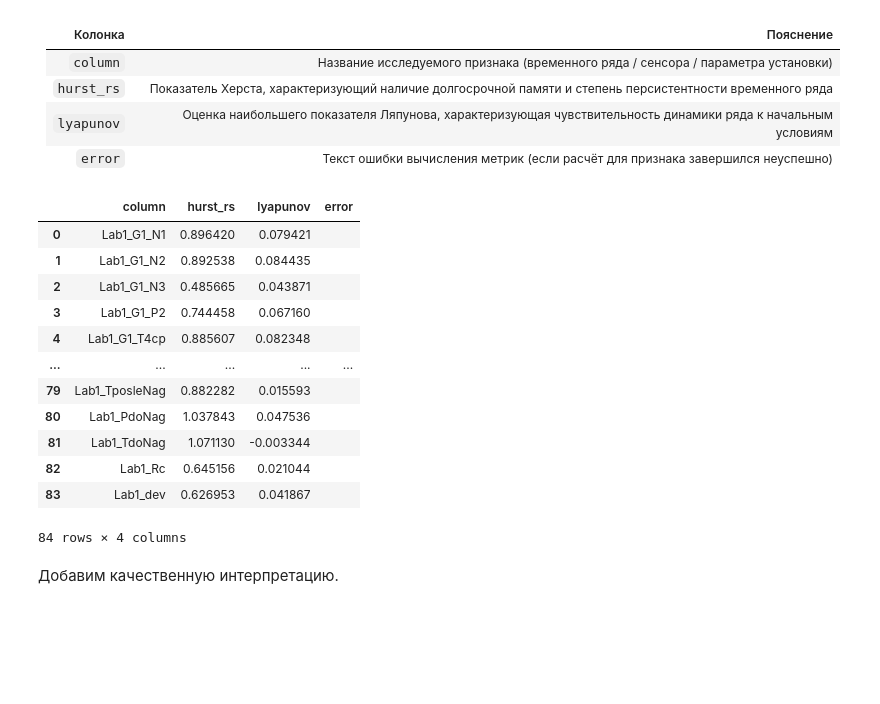
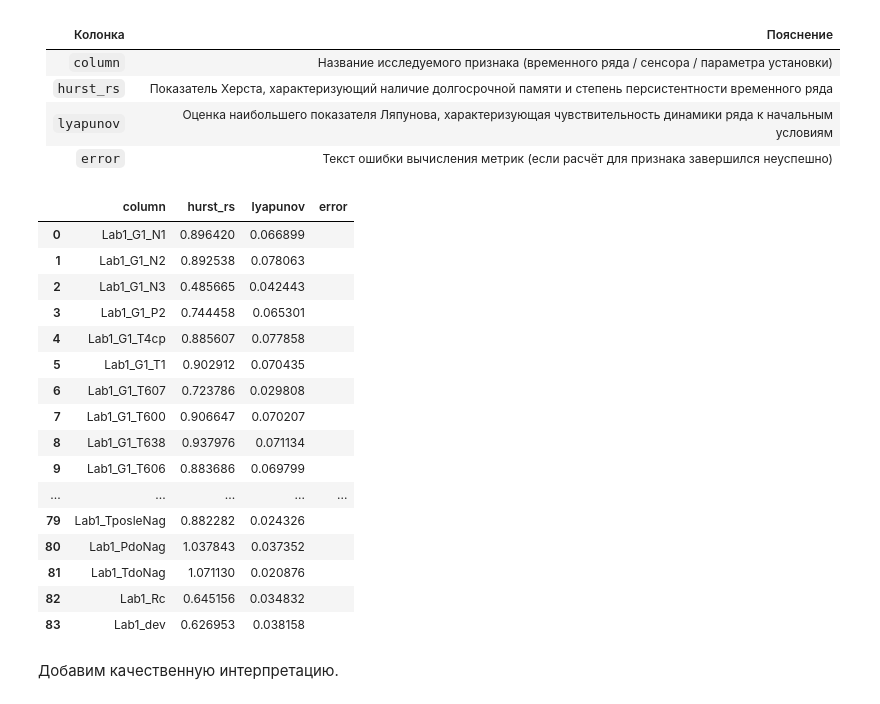
Before and after one commit to timofeevAS/tda-2026, a Jupyter notebook: tda.ipynb, the cells around one changed output. Cells and saved outputs as stored; diff of their text form; code cells hidden in the pictures; blank space fills up the shorter version.

```diff
--- a/tda.ipynb
+++ b/tda.ipynb
@@ -30,9 +30,6 @@ import nolds
 # %%
 def prepare_series(series):
     x = series.to_numpy()
-
-    if len(x) < 100:
-        return None
 
     std = x.std()
     if std == 0:
@@ -72,13 +73,13 @@ results = []
 for col in numeric_cols:
     x = prepare_series(df_tda[col])
 
-    # Если ряд слишком короткий или константный, показатели для него не считаются.
+    # Если ряд константный, показатели для него не считаются.
     if x is None:
         results.append({
             "column": col,
             "hurst_rs": np.nan,
             "lyapunov": np.nan,
-            "error": "too short or constant series",
+            "error": "constant series",
         })
         continue
 
@@ -98,15 +99,10 @@ for col in numeric_cols:
     else:
         hurst_error = ""
 
-    # Крупнейший показатель Ляпунова методом Розенштейна.
-    # Положительное значение указывает на чувствительность к начальным условиям.
     try:
         lyapunov = nolds.lyap_r(
             x,
-            emb_dim=6,
             lag=1,
-            min_tsep=10,
-            trajectory_len=20,
             fit="poly",
         )
     except Exception as exc:
@@ -134,21 +130,27 @@ for col in numeric_cols:
 | `error`    | Текст ошибки вычисления метрик (если расчёт для признака завершился неуспешно)                              |
 # %%
 process_report = pd.DataFrame(results)
+pd.set_option("display.max_rows", None)
+pd.set_option("display.max_columns", None)
 process_report
 # %% [output]
 |  | column | hurst_rs | lyapunov | error |
-| 0 | Lab1_G1_N1 | 0.896420 | 0.079421 |  |
-| 1 | Lab1_G1_N2 | 0.892538 | 0.084435 |  |
-| 2 | Lab1_G1_N3 | 0.485665 | 0.043871 |  |
-| 3 | Lab1_G1_P2 | 0.744458 | 0.067160 |  |
-| 4 | Lab1_G1_T4ср | 0.885607 | 0.082348 |  |
+| 0 | Lab1_G1_N1 | 0.896420 | 0.066899 |  |
+| 1 | Lab1_G1_N2 | 0.892538 | 0.078063 |  |
+| 2 | Lab1_G1_N3 | 0.485665 | 0.042443 |  |
+| 3 | Lab1_G1_P2 | 0.744458 | 0.065301 |  |
+| 4 | Lab1_G1_T4ср | 0.885607 | 0.077858 |  |
+| 5 | Lab1_G1_T1 | 0.902912 | 0.070435 |  |
+| 6 | Lab1_G1_T607 | 0.723786 | 0.029808 |  |
+| 7 | Lab1_G1_T600 | 0.906647 | 0.070207 |  |
+| 8 | Lab1_G1_T638 | 0.937976 | 0.071134 |  |
+| 9 | Lab1_G1_T606 | 0.883686 | 0.069799 |  |
 | ... | ... | ... | ... | ... |
-| 79 | Lab1_TposleNag | 0.882282 | 0.015593 |  |
-| 80 | Lab1_PdoNag | 1.037843 | 0.047536 |  |
-| 81 | Lab1_TdoNag | 1.071130 | -0.003344 |  |
-| 82 | Lab1_Rc | 0.645156 | 0.021044 |  |
-| 83 | Lab1_dev | 0.626953 | 0.041867 |  |
+| 79 | Lab1_TposleNag | 0.882282 | 0.024326 |  |
+| 80 | Lab1_PdoNag | 1.037843 | 0.037352 |  |
+| 81 | Lab1_TdoNag | 1.071130 | 0.020876 |  |
+| 82 | Lab1_Rc | 0.645156 | 0.034832 |  |
+| 83 | Lab1_dev | 0.626953 | 0.038158 |  |
-84 rows × 4 columns
 # %% [markdown]
 Добавим качественную интерпретацию.
 # %% [markdown]
```
Also changed, not shown: parts of 5 cells of this notebook.
